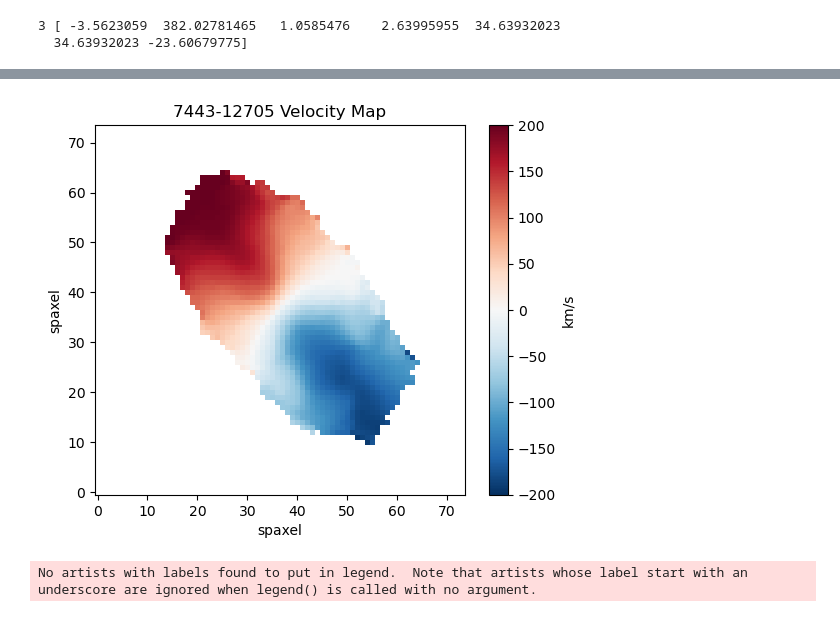
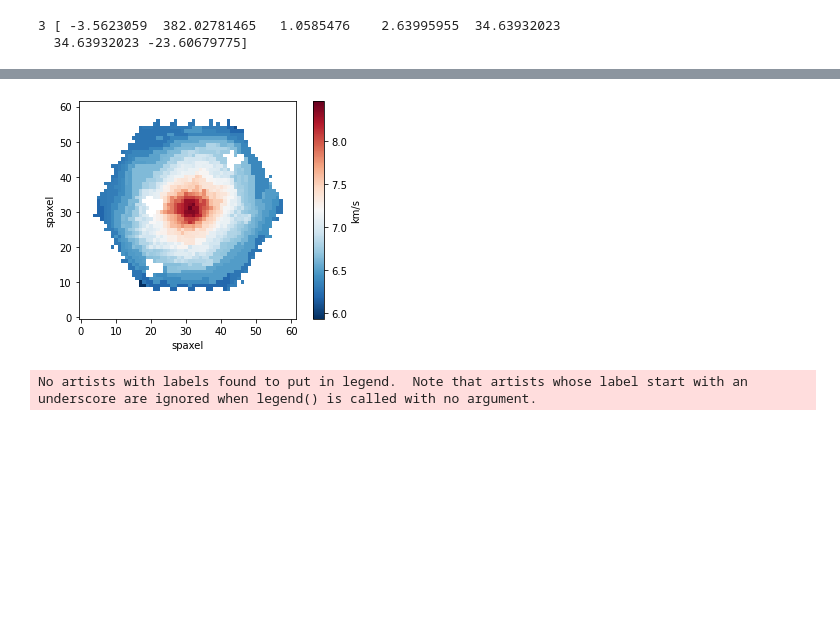
Before and after one commit to athenacat/RotationCurve, a Jupyter notebook: 2D_RC/combination_fit_test.ipynb, the cells around one changed output, grey strips where cells are left out. Saved outputs shown, nothing was run; the diff lists cells and outputs as text; code cells hidden in the pictures; blank space fills up the shorter version.

```diff
--- a/2D_RC/combination_fit_test.ipynb
+++ b/2D_RC/combination_fit_test.ipynb
@@ -33,7 +33,7 @@ importlib.reload(rotation_curve_functions)
 # %% [output]
 <module 'rotation_curve_functions' from '/gpfs/fs1/home/lstroud3/Documents/RotationCurve/2D_RC/rotation_curve_functions.py'>
 # %%
-gal_ID = '7443-12705'
+gal_ID = '8997-9102'
 H_0 = 100  # Hubble's Constant in units of h km/s/Mpc
 c = 299792.458  # Speed of light in units of km/s
 fit_function = 'bulge'
@@ -239,21 +292,20 @@ NFW_fit = [param_outputs['rho_bulge'], param_outputs['R_bulge'], param_outputs['
 bur_fit = [param_outputs['rho_bulge'], param_outputs['R_bulge'], param_outputs['Sigma_disk'],
                param_outputs['R_disk'],best_fit_bur[0],best_fit_bur[1],best_fit_bur[2],best_fit_bur[3],best_fit_bur[4],best_fit_bur[5],best_fit_bur[6]]
 # %%
-plt.imshow(maps['vmasked'],
+massmask = ma.array(sMass_density,mask =  maps['Ha_vel_mask'])
+plt.imshow(massmask,
            origin='lower',
-           cmap='RdBu_r',
-           vmin=-200,
-           vmax=200)
+           cmap='RdBu_r')
 
 plt.xlabel('spaxel')
 plt.ylabel('spaxel')
 
 cbar = plt.colorbar()
 cbar.set_label('km/s')
-plt.title('7443-12705 Velocity Map')
-plt.savefig("7443-12705_data")
+#plt.title('7443-12705 Velocity Map')
+#plt.savefig("7443-12705_data")
 # %% [output]
-[figure, old version]
+[figure, new version]
 # %%
 RC.plot_diagnostic_panel(gal_ID, shape, scale, iso_fit, NFW_fit, bur_fit, map_mask, maps['vmasked'],maps['ivarmasked'])
 # %% [output]
```
Also changed, not shown: parts of 7 cells of this notebook, 8 other files.
